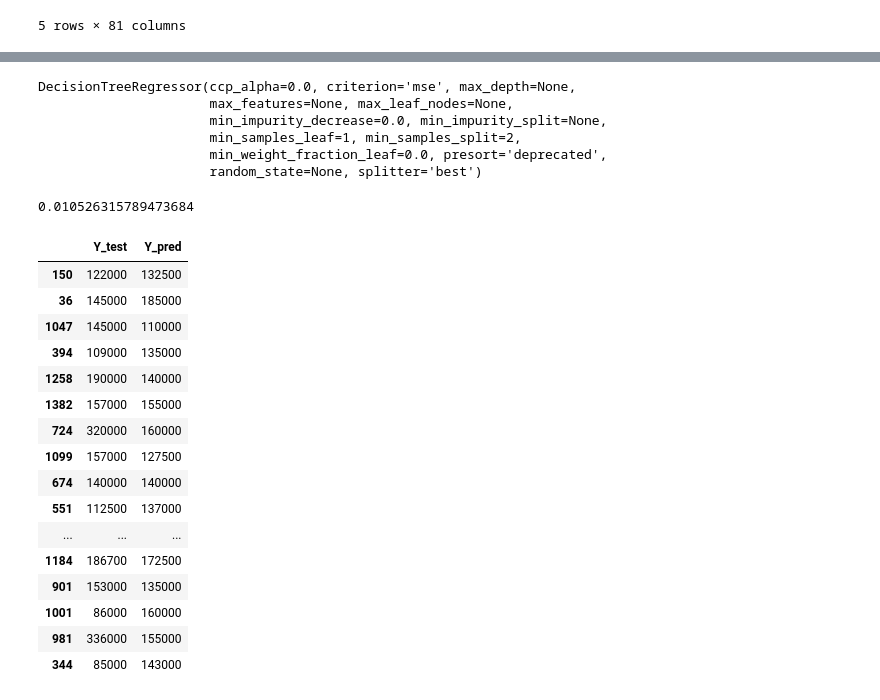
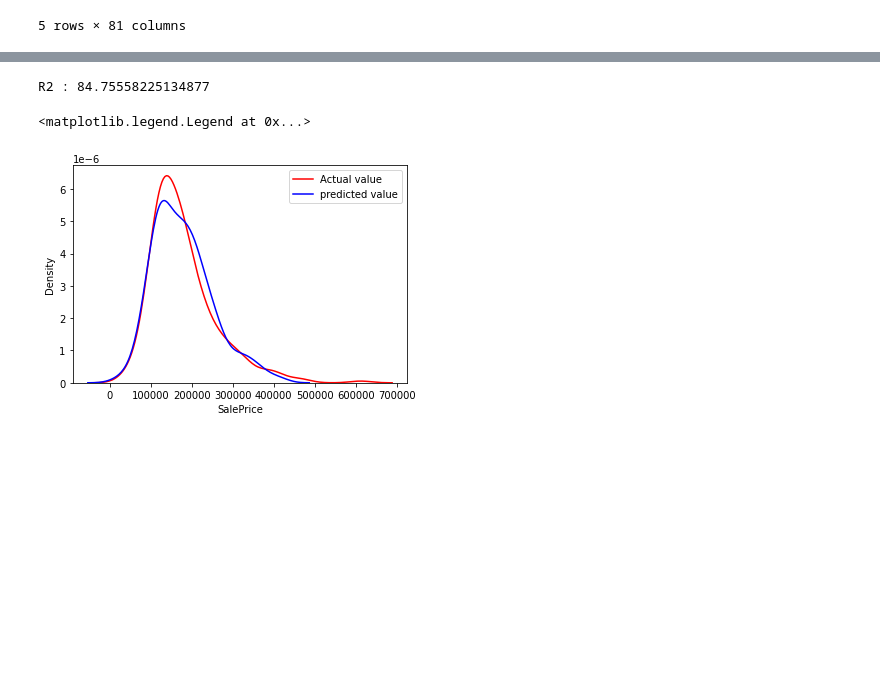
Before and after one commit to sultanardia/House-Prices, a Jupyter notebook: House_Prices_Advanced_Regression_Techniques.ipynb, the cells around one changed output, grey strips where cells are left out. Cells and saved outputs as stored; diff of their text form; code cells hidden in the pictures; blank space fills up the shorter version.

```diff
--- a/House_Prices_Advanced_Regression_Techniques.ipynb
+++ b/House_Prices_Advanced_Regression_Techniques.ipynb
@@ -121,13 +89,13 @@ See the caveats in the documentation: https://pandas.pydata.org/pandas-docs/stab
 # %%
 from sklearn.model_selection import train_test_split
 
-X = df_final.drop(['Id', 'SalePrice'], axis = 1)
-Y = df_final.SalePrice
+X = df.drop(['Id', 'SalePrice'], axis = 1)
+Y = df.SalePrice
 
 X_train, X_test, Y_train, Y_test = train_test_split(X, Y, random_state = 10, test_size = 0.2)
 # %%
-from sklearn.linear_model import LogisticRegression
+from sklearn.linear_model import LinearRegression
 
-lr = LogisticRegression()
+lr = LinearRegression()
 lr.fit(X_train, Y_train)
 # %% [output]
@@ -146,39 +103,14 @@ LogisticRegression(C=1.0, class_weight=None, dual=False, fit_intercept=True,
-# %%
-from sklearn.tree import DecisionTreeRegressor
-
-dcr = DecisionTreeRegressor()
-dcr.fit(X_train, Y_train)
-# %% [output]
-DecisionTreeRegressor(ccp_alpha=0.0, criterion='mse', max_depth=None,
-                      max_features=None, max_leaf_nodes=None,
-                      min_impurity_decrease=0.0, min_impurity_split=None,
-                      min_samples_leaf=1, min_samples_split=2,
-                      min_weight_fraction_leaf=0.0, presort='deprecated',
-                      random_state=None, splitter='best')
 # %%
-from sklearn.metrics import accuracy_score
+from sklearn.metrics import r2_score
 
 Y_pred = lr.predict(X_test)
-accuracy_score(Y_test, Y_pred)
+print('R2 :', r2_score(Y_test, Y_pred) * 100)
 # %% [output]
-0.010526315789473684
+R2 : 84.75558225134877
-# %%
-pd.DataFrame({'Y_test' : Y_test, 'Y_pred' : Y_pred}).head(30)
-# %% [output]
-|  | Y_test | Y_pred |
-| 150 | 122000 | 132500 |
-| 36 | 145000 | 185000 |
-| 1047 | 145000 | 110000 |
-| 394 | 109000 | 135000 |
-| 1258 | 190000 | 140000 |
-| 1382 | 157000 | 155000 |
-| 724 | 320000 | 160000 |
-| 1099 | 157000 | 127500 |
-| 674 | 140000 | 140000 |
-| 551 | 112500 | 137000 |
-| ... | ... | ... |
-| 1184 | 186700 | 172500 |
-| 901 | 153000 | 135000 |
-| 1001 | 86000 | 160000 |
-| 981 | 336000 | 155000 |
-| 344 | 85000 | 143000 |
+# %%
+ax = sns.distplot(Y_test, hist = False, color = 'r', label = 'Actual value')
+sns.distplot(Y_pred, hist = False, color = 'b', label = 'predicted value', ax = ax)
+plt.legend()
+# %% [output]
+<matplotlib.legend.Legend at 0x...>
+[figure, added]
```
Also changed, not shown: parts of 18 cells of this notebook.
